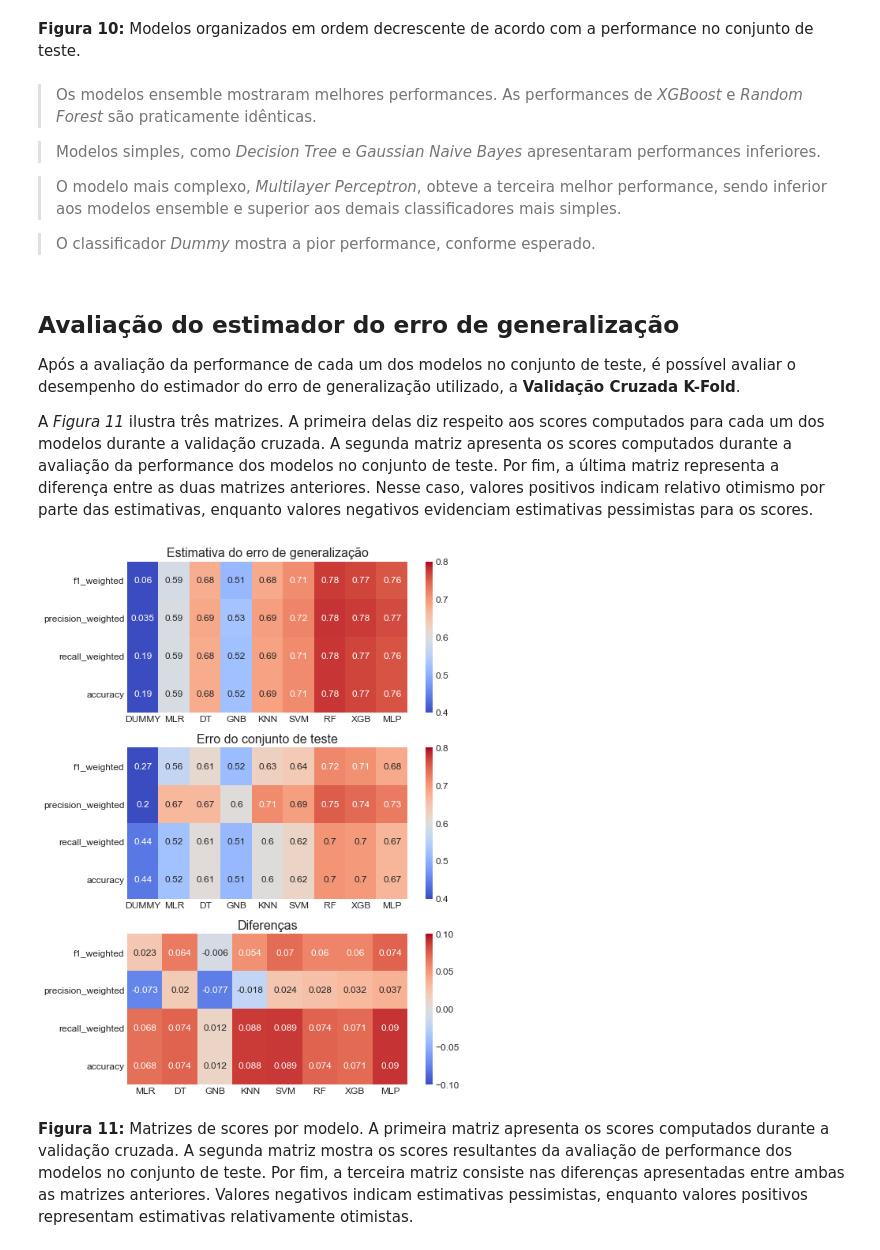
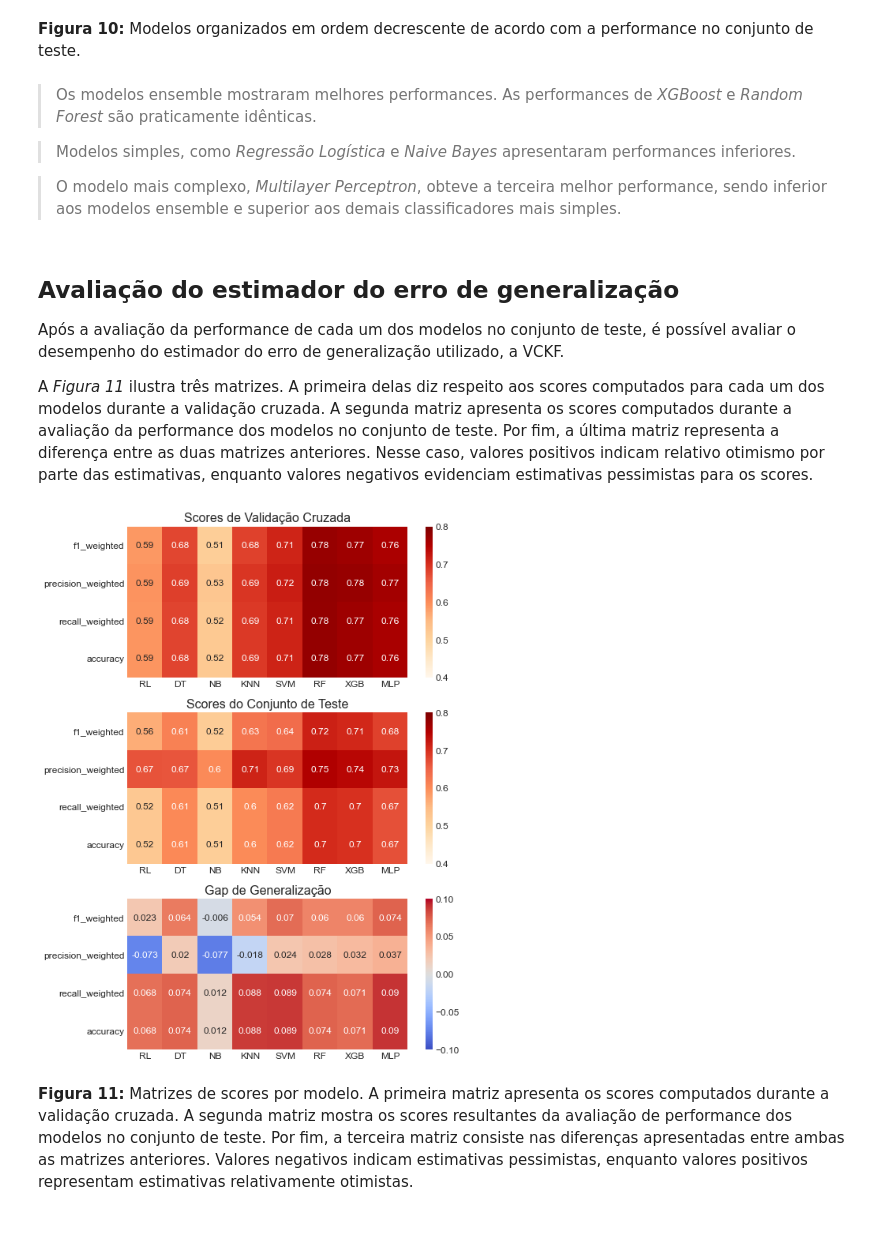
Before and after one commit to fnaghetini/Mapa-Preditivo, a Jupyter notebook: 2-predictive_litho_map.ipynb, the cells around one changed output. Cells and saved outputs as stored; diff of their text form; code cells hidden in the pictures.

```diff
--- a/2-predictive_litho_map.ipynb
+++ b/2-predictive_litho_map.ipynb
@@ -649,9 +644,9 @@ Por outro lado, na técnica **Random Search**, além de se informar um número d
 
 Abaixo, é definido um dicionário de valores candidatos a hiperparâmetros para cada um dos oito algoritmos escolhidos.
 # %%
-# MLR
-mlr_param = [{'clf__solver'  : ['newton-cg','saga','sag','lbfgs'],
-              'clf__C'       : np.logspace(-3,3,10)}]
+# RL
+rl_param = [{'clf__solver'  : ['newton-cg','saga','sag','lbfgs'],
+             'clf__C'       : np.logspace(-3,3,10)}]
 
 # DT
 dt_param = [{'clf__criterion'         : ['gini','entropy'],
@@ -659,8 +654,8 @@ dt_param = [{'clf__criterion'         : ['gini','entropy'],
              'clf__min_samples_split' : [1,2,5,10],
              'clf__min_samples_leaf'  : [1,2,5,10]}]
 
-# GNB
-gnb_param = [{'clf__var_smoothing' : np.logspace(-10,0,11)}]
+# NB
+nb_param = [{'clf__var_smoothing' : np.logspace(-10,0,11)}]
 
 # KNN
 knn_param = [{'clf__n_neighbors'  : [i for i in range(3,30) if i % 2 != 0],
@@ -699,7 +694,7 @@ mlp_param = [{'clf__hidden_layer_sizes' : [(10,),(20,),(30,),(50,),(10,10),(20,2
               'clf__learning_rate_init' : [0.0001,0.001,0.01,0.1,0.15,0.2,0.25,0.3],
               'clf__max_iter'           : [1,5,10,20,50,80,100,150,200,250]}]
 
-param = [mlr_param, dt_param, gnb_param, knn_param, svm_param, rf_param, xgb_param, mlp_param]
+param = [rl_param, dt_param, nb_param, knn_param, svm_param, rf_param, xgb_param, mlp_param]
 
 dic_param = {}
 for k, p in zip(pipe.keys(), param):
@@ -726,7 +721,7 @@ Na célula abaixo, o procedimento de tuning dos hiperparâmetros é realizado pa
 best_params = []
 
 # grid search
-for m in ['MLR', 'DT', 'GNB', 'KNN', 'SVM']:
+for m in ['RL', 'DT', 'NB', 'KNN', 'SVM']:
     grid = GridSearchCV(pipe[m], param_grid = dic_param[m], cv = cv, scoring = metric)
     grid.fit(X_train, y_train)
     best_params.append(grid.best_params_)
@@ -1145,40 +1128,38 @@ plt.savefig("figures/notebook2/Figura_10.png", dpi = 300);
 # %% [markdown]
 > Os modelos ensemble mostraram melhores performances. As performances de *XGBoost* e *Random Forest* são praticamente idênticas.
 
-> Modelos simples, como *Decision Tree* e *Gaussian Naive Bayes* apresentaram performances inferiores.
+> Modelos simples, como *Regressão Logística* e *Naive Bayes* apresentaram performances inferiores.
 
 > O modelo mais complexo, *Multilayer Perceptron*, obteve a terceira melhor performance, sendo inferior aos modelos ensemble e superior aos demais classificadores mais simples.
-
-> O classificador *Dummy* mostra a pior performance, conforme esperado.
 # %% [markdown]
 <a id='12'></a>
 ## Avaliação do estimador do erro de generalização
 
-Após a avaliação da performance de cada um dos modelos no conjunto de teste, é possível avaliar o desempenho do estimador do erro de generalização utilizado, a **Validação Cruzada K-Fold**.
+Após a avaliação da performance de cada um dos modelos no conjunto de teste, é possível avaliar o desempenho do estimador do erro de generalização utilizado, a VCKF.
 
 A *Figura 11* ilustra três matrizes. A primeira delas diz respeito aos scores computados para cada um dos modelos durante a validação cruzada. A segunda matriz apresenta os scores computados durante a avaliação da performance dos modelos no conjunto de teste. Por fim, a última matriz representa a diferença entre as duas matrizes anteriores. Nesse caso, valores positivos indicam relativo otimismo por parte das estimativas, enquanto valores negativos evidenciam estimativas pessimistas para os scores.
 # %%
 fig, ax = plt.subplots(3,1,figsize = (8, 10))
 
 # heatmap de validação
-sns.heatmap(val_report, cmap = 'coolwarm', annot = True, vmin = 0.4, vmax = 0.8, ax = ax[0])
-ax[0].set_title('Estimativa do erro de generalização', size = fs_title)
+sns.heatmap(val_report, cmap = 'OrRd', annot = True, vmin = 0.4, vmax = 0.8, ax = ax[0])
+ax[0].set_title('Scores de Validação Cruzada', size = fs_title)
 
 # heatmap de teste
-sns.heatmap(test_report, cmap = 'coolwarm', annot = True, vmin = 0.4, vmax = 0.8, ax = ax[1])
-ax[1].set_title('Erro do conjunto de teste', size = fs_title)
+sns.heatmap(test_report, cmap = 'OrRd', annot = True, vmin = 0.4, vmax = 0.8, ax = ax[1])
+ax[1].set_title('Scores do Conjunto de Teste', size = fs_title)
 
 # heatmap da diferença entre validação e teste
 report_diff = val_report - test_report
-sns.heatmap(report_diff.drop('DUMMY', axis = 1), cmap = 'coolwarm', annot = True, vmin = -0.1, vmax = 0.1, ax = ax[2])
-ax[2].set_title('Diferenças', size = fs_title)
+sns.heatmap(report_diff, cmap = 'coolwarm', annot = True, vmin = -0.1, vmax = 0.1, ax = ax[2])
+ax[2].set_title('Gap de Generalização', size = fs_title)
 
 plt.tight_layout()
 
 # salva gráficos
 plt.savefig("figures/notebook2/Figura_11.png", dpi = 300);
 # %% [output]
-[figure, old version]
+[figure, new version]
 # %% [markdown]
 <p>
     <b>Figura 11:</b> Matrizes de scores por modelo. A primeira matriz apresenta os scores computados durante a validação cruzada. A segunda matriz mostra os scores resultantes da avaliação de performance dos modelos no conjunto de teste. Por fim, a terceira matriz consiste nas diferenças apresentadas entre ambas as matrizes anteriores. Valores negativos indicam estimativas pessimistas, enquanto valores positivos representam estimativas relativamente otimistas.
```
Also changed, not shown: parts of 26 cells of this notebook, 28 other files.
